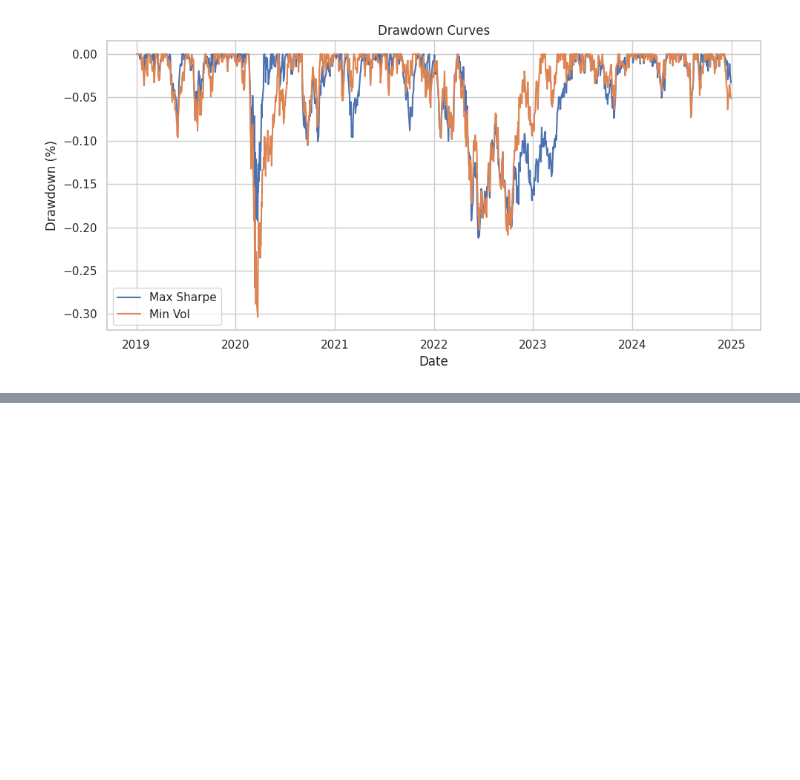
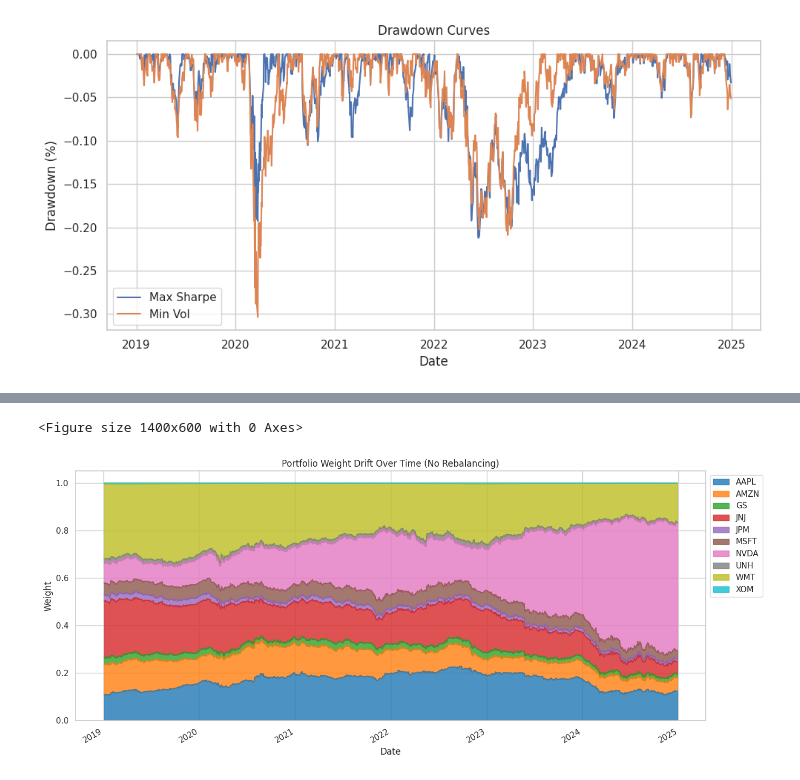
Before and after one commit to AKASH4671/AI-Powered-Portfolio-Optimization-and-Risk-Management, a Jupyter notebook: 3_Risk_Adjusted_Performance_Analysis.ipynb, the cells around one changed output, grey strips where cells are left out. Cells and saved outputs as stored; diff of their text form; code cells hidden in the pictures; blank space fills up the shorter version.

```diff
--- a/3_Risk_Adjusted_Performance_Analysis.ipynb
+++ b/3_Risk_Adjusted_Performance_Analysis.ipynb
@@ -302,0 +473,14 @@ Average peak-to-peak duration: 19.65 days
+# %%
+#Portfolio Weight Drift Over Time (No Rebalancing)
+plt.figure(figsize=(14, 6))
+drifted_weights.plot.area(stacked=True, figsize=(14, 6), cmap='tab10', alpha=0.8)
+plt.title('Portfolio Weight Drift Over Time (No Rebalancing)')
+plt.ylabel('Weight')
+plt.xlabel('Date')
+plt.legend(loc='upper left', bbox_to_anchor=(1.0, 1.0))
+plt.tight_layout()
+plt.grid(True)
+plt.show()
+# %% [output]
+<Figure size 1400x600 with 0 Axes>
+[figure, added]
```
Also changed, not shown: parts of 8 cells of this notebook.
